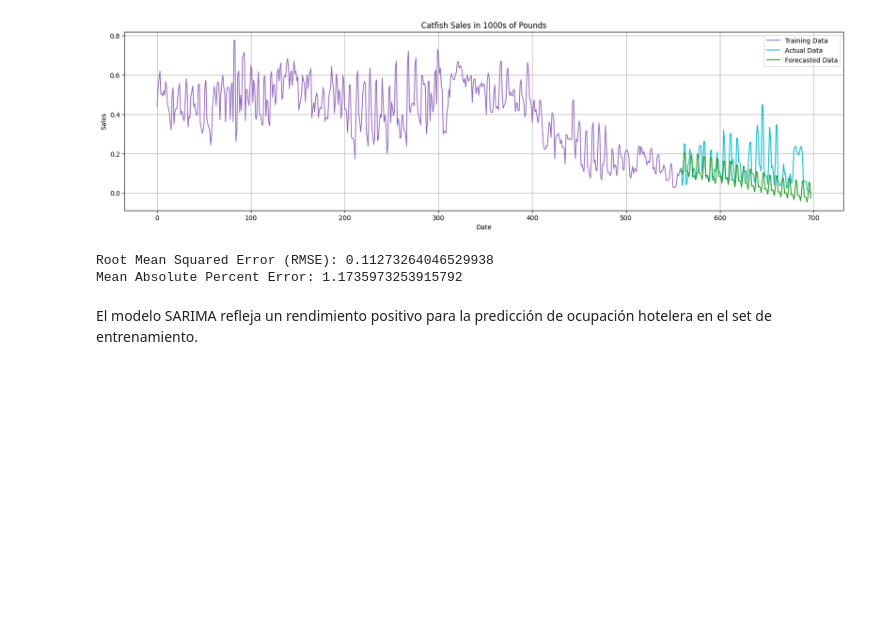
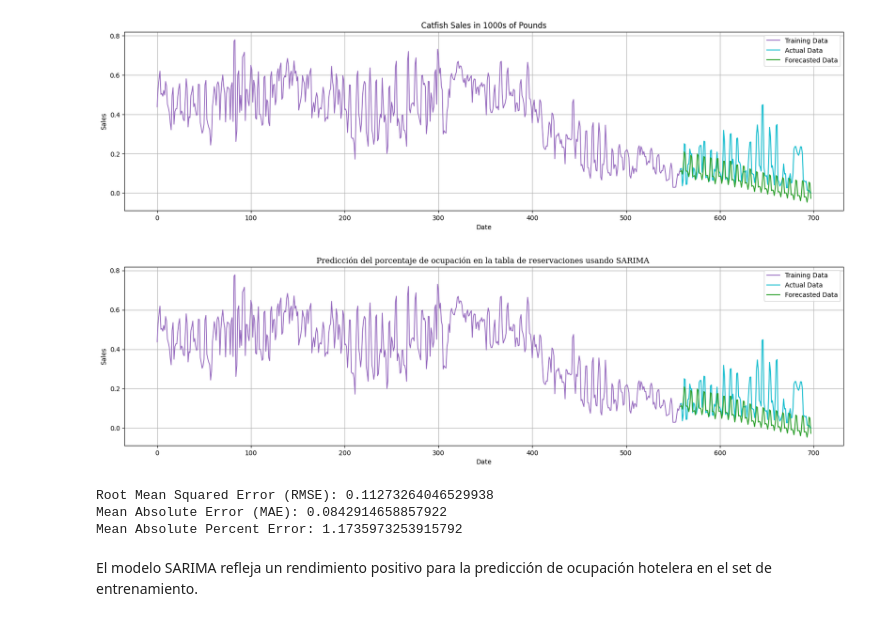
Before and after one commit to Azahramirez/claseMreporeto, a Jupyter notebook: notebooks/Notebook3_TS_oc_Tres.ipynb, the cells around one changed output. Drawn from its saved outputs; the diff is of its cells as text; code cells hidden in the pictures; blank space fills up the shorter version.

```diff
--- a/notebooks/Notebook3_TS_oc_Tres.ipynb
+++ b/notebooks/Notebook3_TS_oc_Tres.ipynb
@@ -254,13 +240,35 @@ plt.show()
 # %% [output]
 [figure]
+# %%
+
+#Plot config
+font_name = "Serif"
+
+# Create a plot to compare the forecast with the actual test data
+plt.figure(figsize=(20,5))
+plt.plot(df[0:train_size+1]['y'],linewidth=1.3, c='tab:purple', label='Training Data')
+plt.plot(test['y'], label='Actual Data', color='tab:cyan')
+plt.plot(test_forecast_series, label='Forecasted Data', color='tab:green')
+plt.title('Predicción del porcentaje de ocupación en la tabla de reservaciones usando SARIMA ', fontname=font_name)
+plt.xlabel('Date')
+plt.ylabel('Sales')
+plt.legend()
+plt.grid()
+plt.show()
+# %% [output]
+[figure, added]
 # %%
 
 residuals = test['y'] - test_forecast_series
 rmse = mean_squared_error(test['y'], test_forecast_series)**0.5
 print('Root Mean Squared Error (RMSE):', rmse)
+print('Mean Absolute Error (MAE):', mean_absolute_error(test['y'], test_forecast_series))
+# calculate percentage difference of mae wi
+
 print('Mean Absolute Percent Error:', round(np.mean(abs(residuals/test['y'])),len(residuals)))
 # %% [output]
 Root Mean Squared Error (RMSE): 0.11273264046529938
+Mean Absolute Error (MAE): 0.0842914658857922
 Mean Absolute Percent Error: 1.1735973253915792
 # %% [markdown]
 El modelo SARIMA refleja un rendimiento positivo para la predicción de ocupación hotelera en el set de entrenamiento.
```
Also changed, not shown: parts of 13 cells of this notebook, 15 other files.
